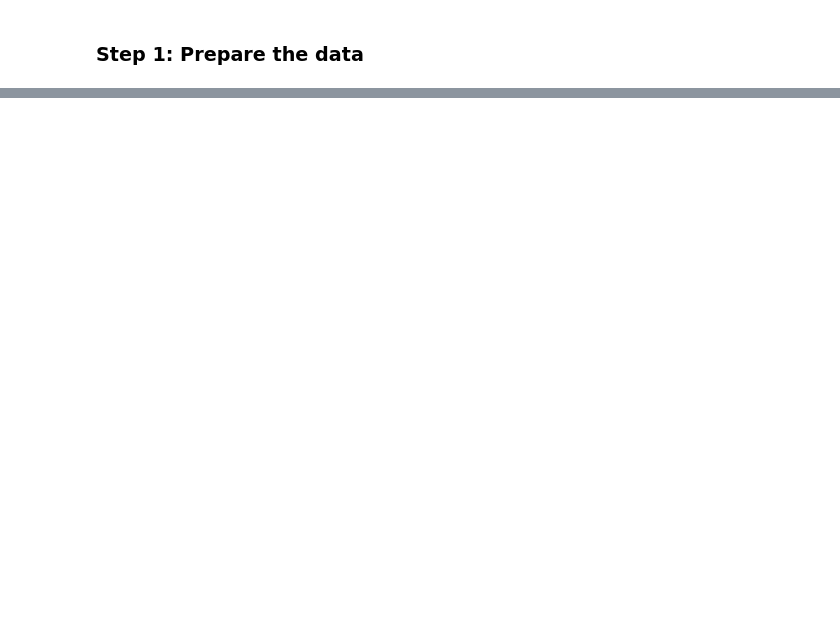
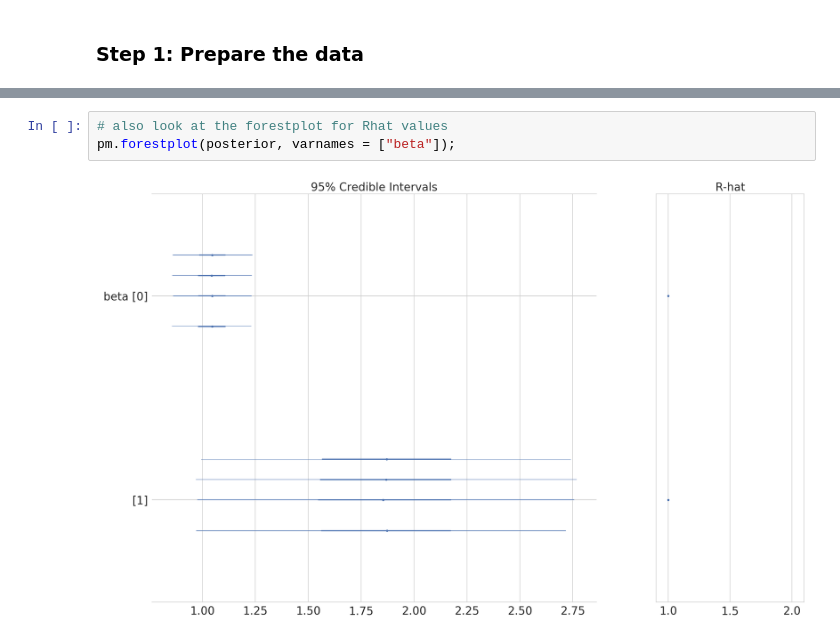
Before and after one commit to Emaasit/modeling, a Jupyter notebook: notebooks/03-usb.ipynb, the cells around one changed output, grey strips where cells are left out. Cells and saved outputs as stored; diff of their text form; blank space fills up the shorter version.

```diff
--- a/notebooks/03-usb.ipynb
+++ b/notebooks/03-usb.ipynb
@@ -592,0 +240,5 @@ VBox(children=(HBox(children=(Dropdown(description='Select Employee ID', options
+# %%
+# also look at the forestplot for Rhat values
+pm.forestplot(posterior, varnames = ["beta"]);
+# %% [output]
+[figure, added]
```
Also changed, not shown: parts of 59 cells of this notebook, 2 other files.
